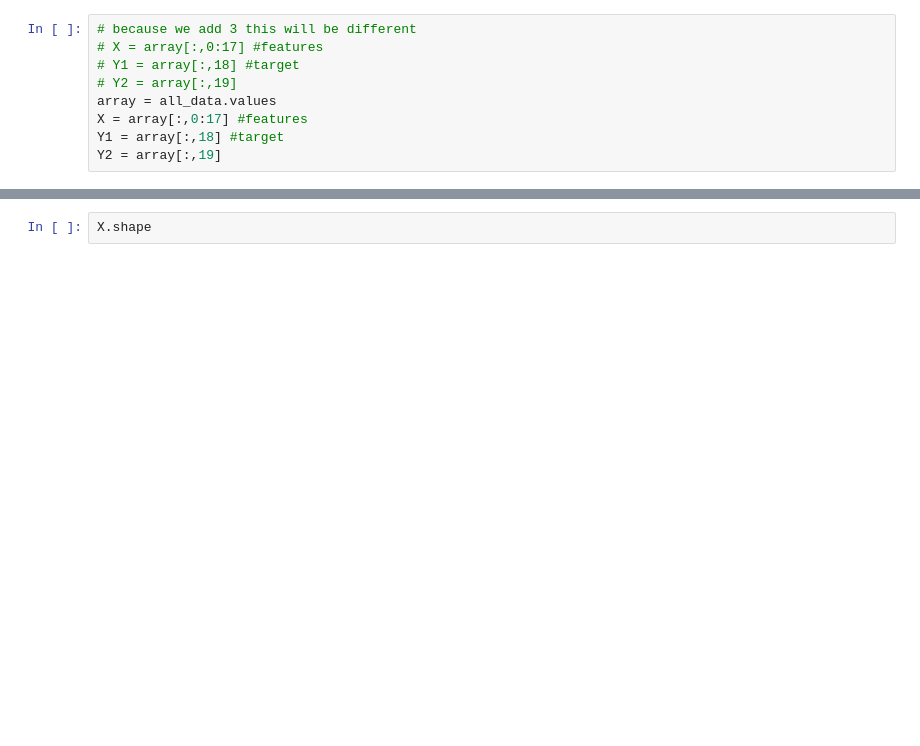
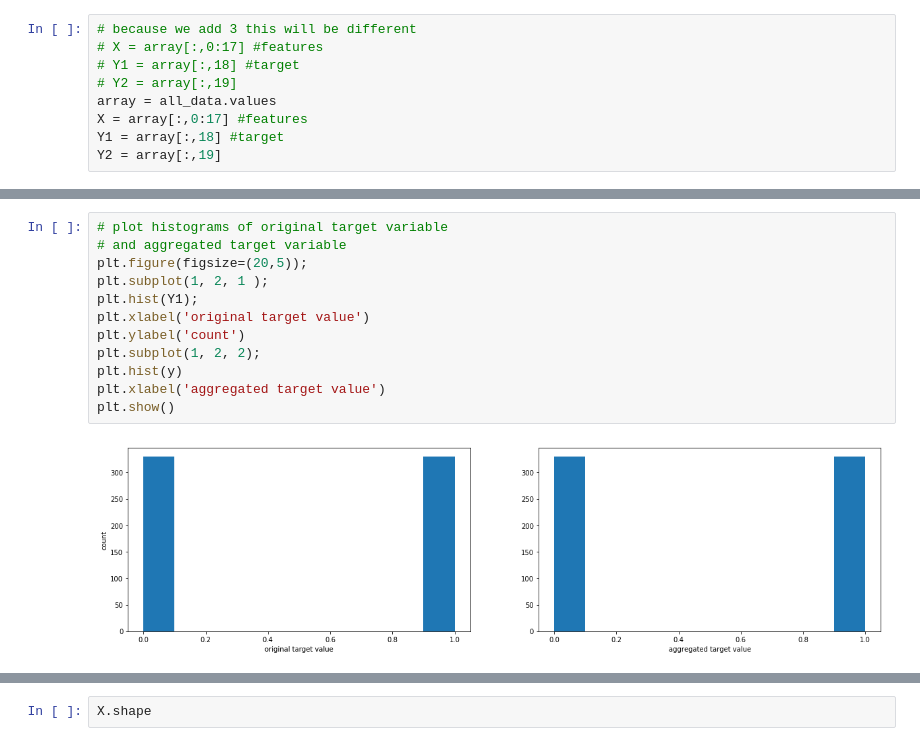
Before and after one commit to fairfield-university-ba545/project1-mem, a Jupyter notebook: ERIK_TESTver6-CopyMK.ipynb, the cells around one changed output, grey strips where cells are left out. Saved outputs shown, nothing was run; the diff lists cells and outputs as text; blank space fills up the shorter version.

```diff
--- a/ERIK_TESTver6-CopyMK.ipynb
+++ b/ERIK_TESTver6-CopyMK.ipynb
@@ -1048,0 +1078,14 @@ Y2 = array[:,19]
+# %%
+# plot histograms of original target variable
+# and aggregated target variable
+plt.figure(figsize=(20,5));
+plt.subplot(1, 2, 1 );
+plt.hist(Y1);
+plt.xlabel('original target value')
+plt.ylabel('count')
+plt.subplot(1, 2, 2);
+plt.hist(y)
+plt.xlabel('aggregated target value')
+plt.show()
+# %% [output]
+[figure, added]
```
Also changed, not shown: parts of 7 cells of this notebook.
